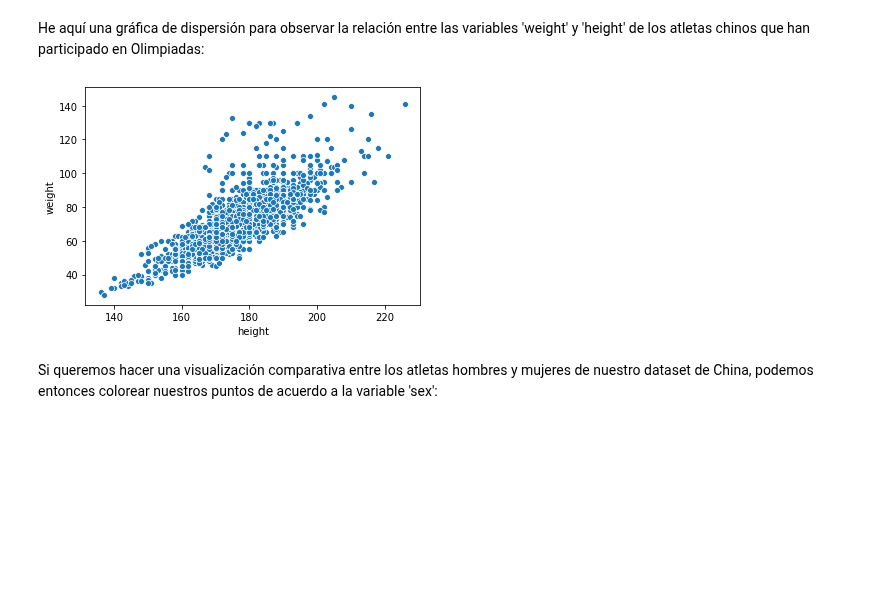
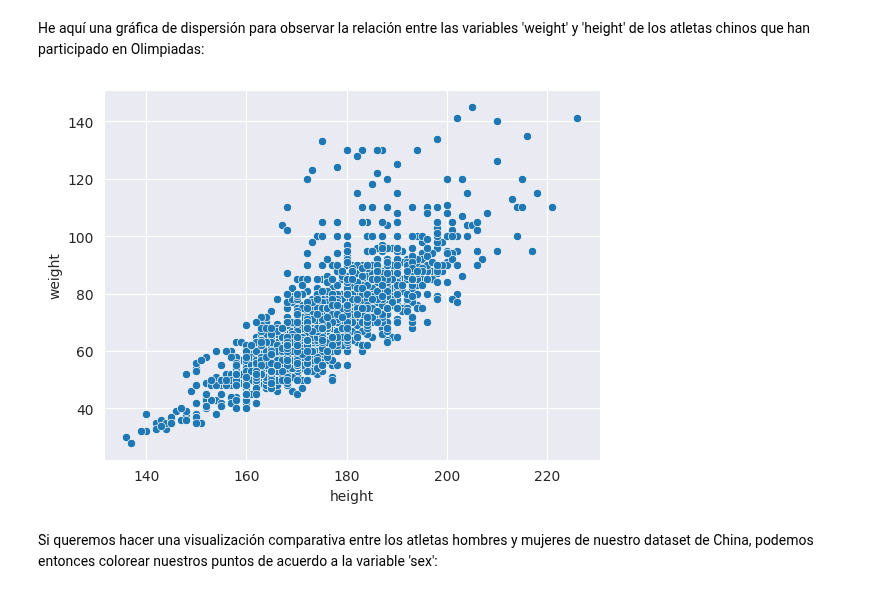
Before and after one commit to beduExpert/B2-Analisis-de-Datos-con-Python-2020, a Jupyter notebook: Sesion-06/Ejemplo-03/scatterplots_por_categorias.ipynb, the cells around one changed output. Drawn from its saved outputs; the diff is of its cells as text; code cells hidden in the pictures; blank space fills up the shorter version.

```diff
--- a/Sesion-06/Ejemplo-03/scatterplots_por_categorias.ipynb
+++ b/Sesion-06/Ejemplo-03/scatterplots_por_categorias.ipynb
@@ -12,7 +14,8 @@ import pandas as pd
 import seaborn as sns
 import matplotlib.pyplot as plt
 # %%
-df = pd.read_csv('../../Datasets/athlete_olympic_events-clean.csv', index_col=0)
+path1 = "https://raw.githubusercontent.com/beduExpert/B2-Analisis-de-Datos-con-Python-2020/master/"
+df = pd.read_csv(path1 + 'Datasets/athlete_olympic_events-clean.csv', index_col=0)
 
 df.head()
 # %% [output]
@@ -30,9 +33,10 @@ china = df_grouped[df_grouped['team'] == 'China']
 # %% [markdown]
 He aquí una gráfica de dispersión para observar la relación entre las variables 'weight' y 'height' de los atletas chinos que han participado en Olimpiadas:
 # %%
-sns.scatterplot(china['height'], china['weight']);
+sns.set_style("darkgrid")
+sns.scatterplot(x=china['height'], y=china['weight']);
 # %% [output]
-[figure, old version]
+[figure, new version]
 # %% [markdown]
 Si queremos hacer una visualización comparativa entre los atletas hombres y mujeres de nuestro dataset de China, podemos entonces colorear nuestros puntos de acuerdo a la variable 'sex':
 # %%
```
Also changed, not shown: parts of 3 cells of this notebook.
